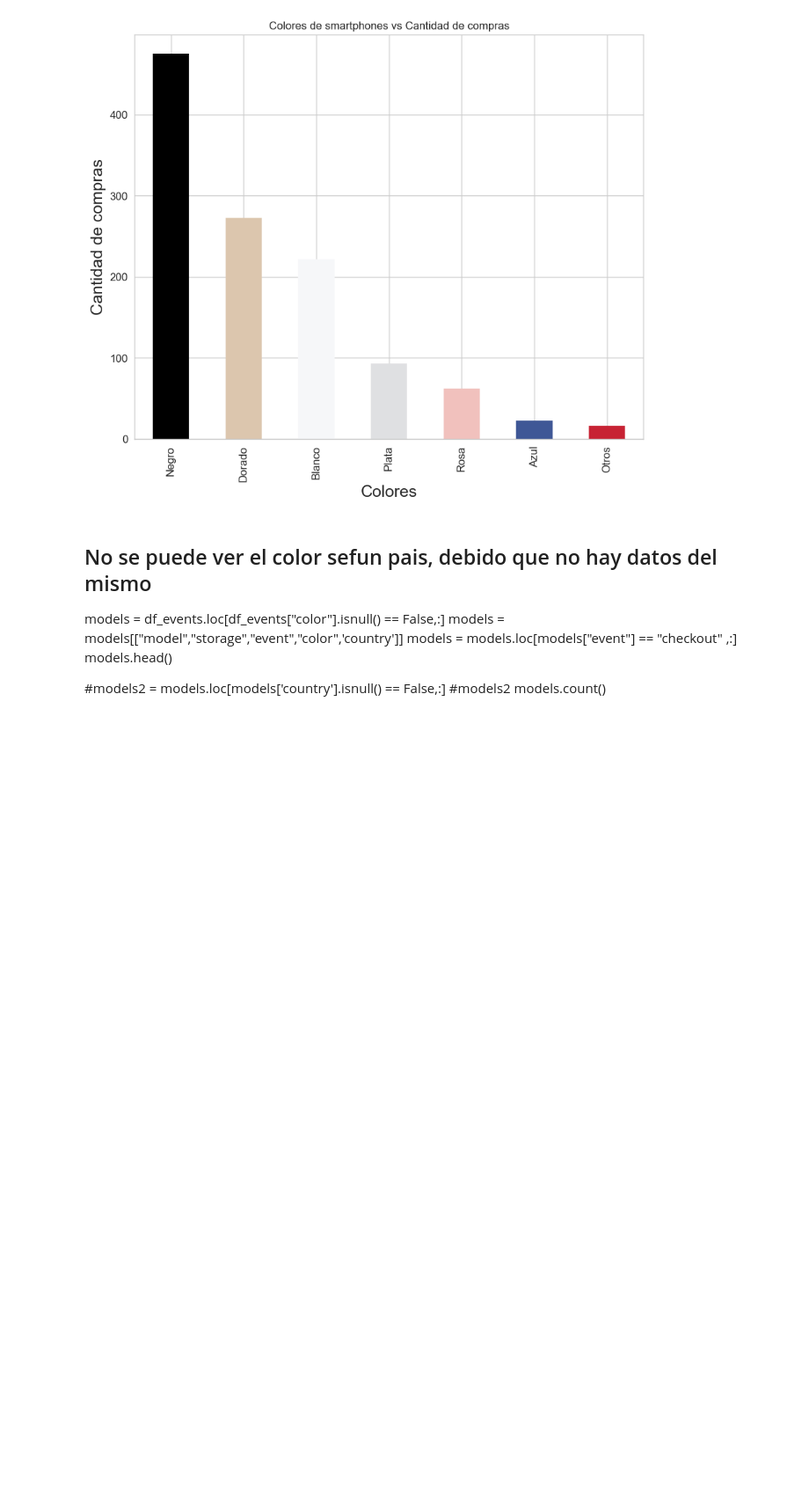
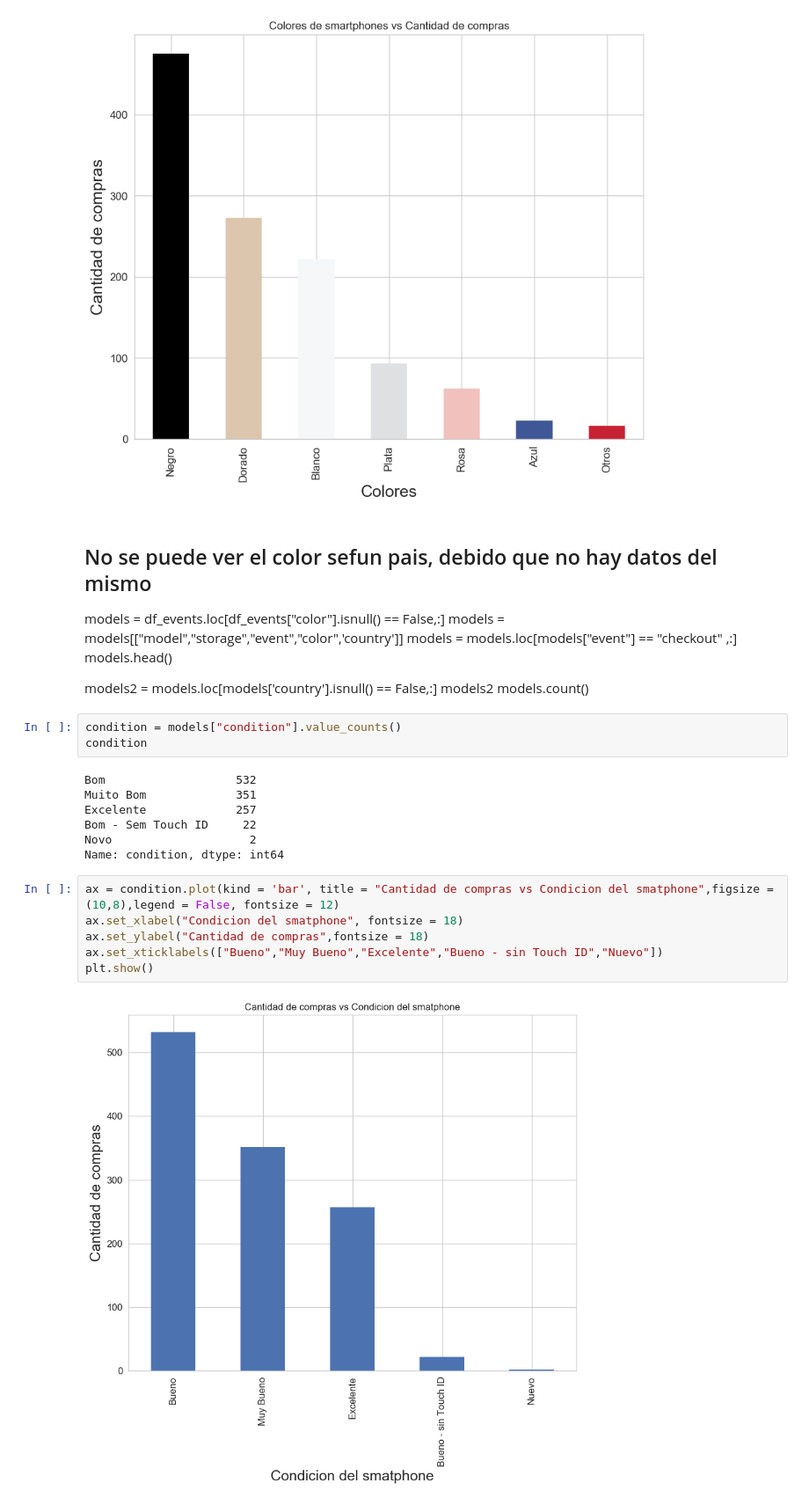
Before and after one commit to ConstanzaGonzalez/DatataFrita, a Jupyter notebook: tp/Modelos-storage-color vs ventas.ipynb, the cells around one changed output. Shown at 88% size. Saved outputs shown, nothing was run; the diff lists cells and outputs as text; blank space fills up the shorter version.

```diff
--- a/tp/Modelos-storage-color vs ventas.ipynb
+++ b/tp/Modelos-storage-color vs ventas.ipynb
@@ -137,6 +176,24 @@ models = models[["model","storage","event","color",'country']]
 models = models.loc[models["event"] == "checkout" ,:]
 models.head()
 
-#models2 = models.loc[models['country'].isnull() == False,:]
-#models2
+models2 = models.loc[models['country'].isnull() == False,:]
+models2
 models.count()
+# %%
+condition = models["condition"].value_counts()
+condition
+# %% [output]
+Bom                   532
+Muito Bom             351
+Excelente             257
+Bom - Sem Touch ID     22
+Novo                    2
+Name: condition, dtype: int64
+# %%
+ax = condition.plot(kind = 'bar', title = "Cantidad de compras vs Condicion del smatphone",figsize =(10,8),legend = False, fontsize = 12)
+ax.set_xlabel("Condicion del smatphone", fontsize = 18)
+ax.set_ylabel("Cantidad de compras",fontsize = 18)
+ax.set_xticklabels(["Bueno","Muy Bueno","Excelente","Bueno - sin Touch ID","Nuevo"])
+plt.show()
+# %% [output]
+[figure, added]
```
Also changed, not shown: parts of 7 cells of this notebook, 1 other file.
